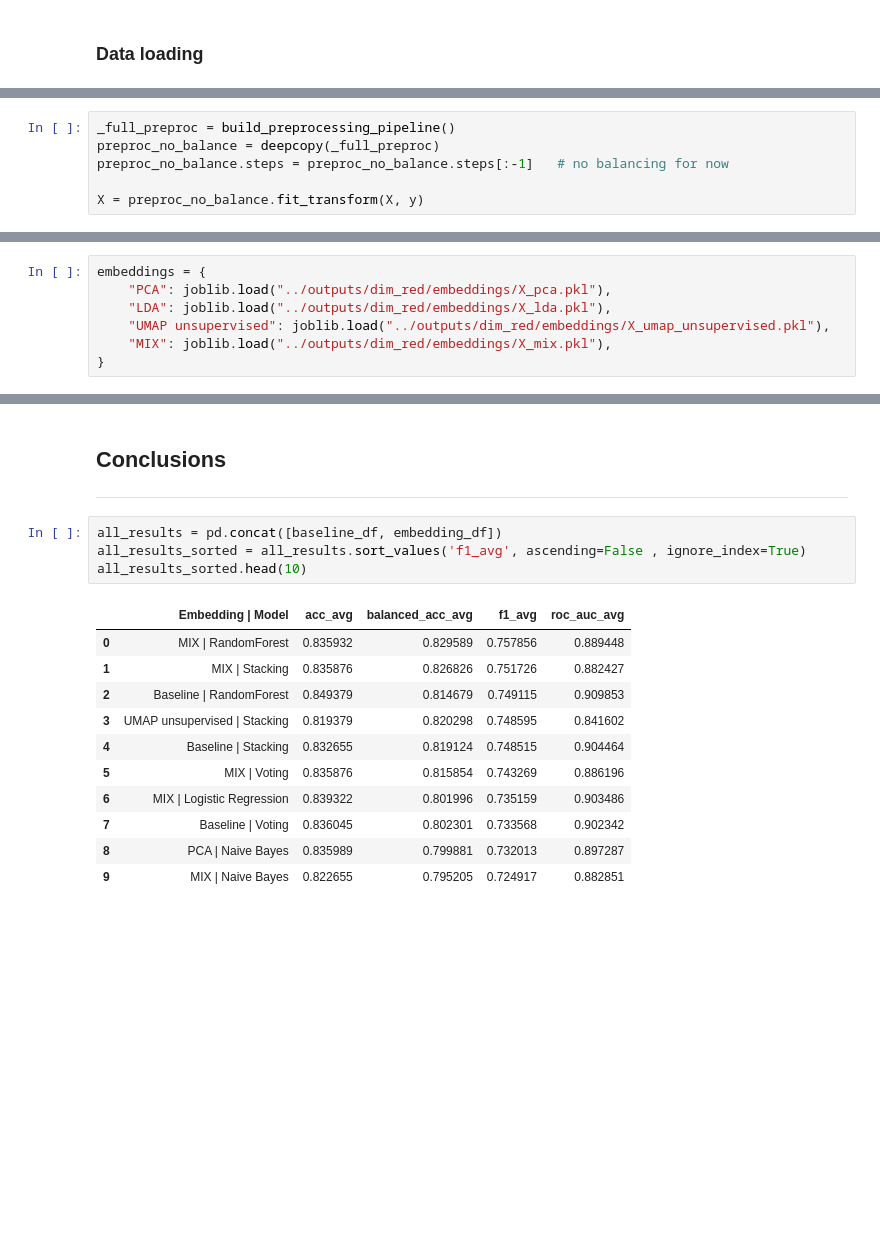
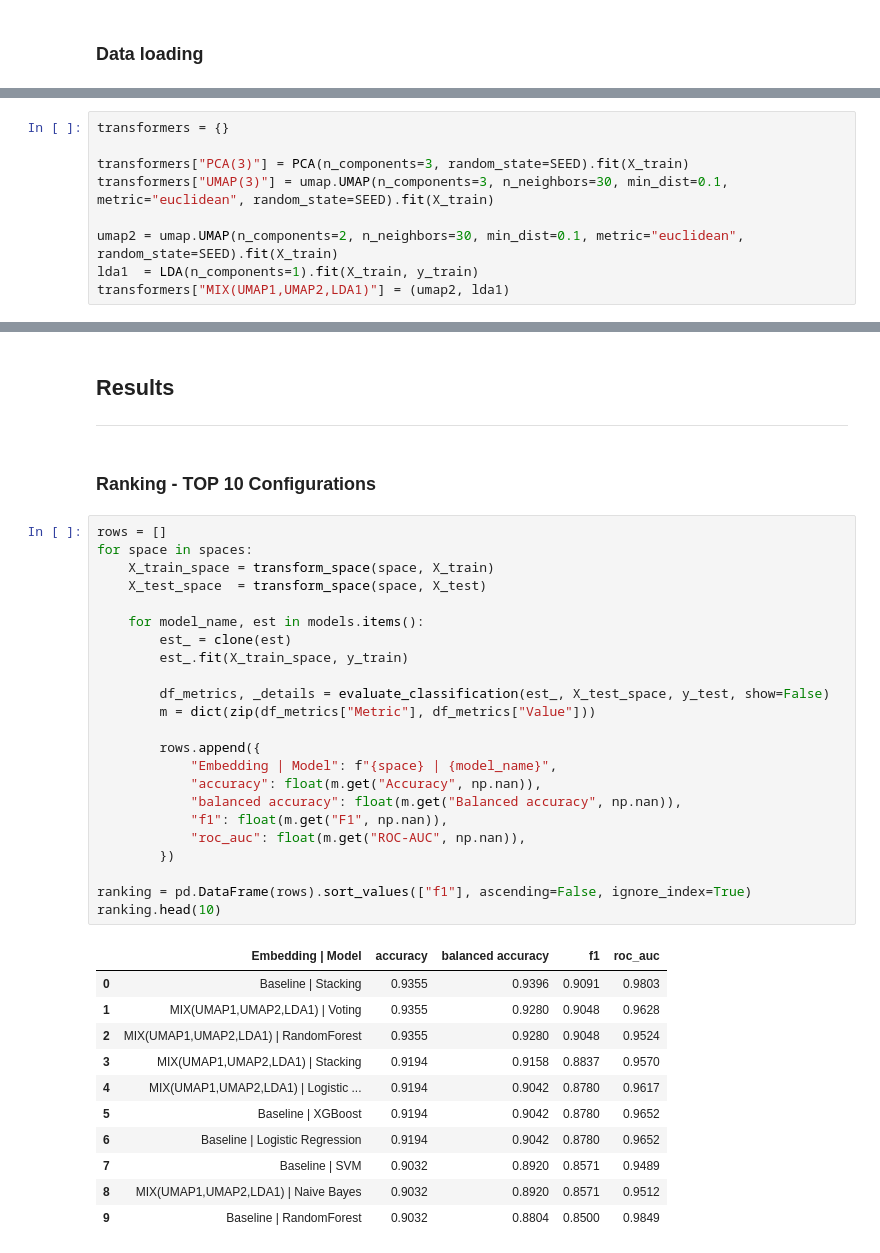
Before and after one commit to zuzannapajak/cardio-risk-prediction, a Jupyter notebook: notebooks/integration.ipynb, the cells around one changed output, grey strips where cells are left out. Drawn from its saved outputs; the diff is of its cells as text; blank space fills up the shorter version.

Commit message:
Integration - models with dim red - training, scores, visualisations

```diff
--- a/notebooks/integration.ipynb
+++ b/notebooks/integration.ipynb
@@ -50,6 +58,0 @@ X shape: (299, 12)
-# %%
-_full_preproc = build_preprocessing_pipeline()
-preproc_no_balance = deepcopy(_full_preproc)
-preproc_no_balance.steps = preproc_no_balance.steps[:-1]   # no balancing for now
-
-X = preproc_no_balance.fit_transform(X, y)
@@ -114,7 +105,9 @@ baseline_df
 # %%
-embeddings = {
-    "PCA": joblib.load("../outputs/dim_red/embeddings/X_pca.pkl"),
-    "LDA": joblib.load("../outputs/dim_red/embeddings/X_lda.pkl"),
-    "UMAP unsupervised": joblib.load("../outputs/dim_red/embeddings/X_umap_unsupervised.pkl"),
-    "MIX": joblib.load("../outputs/dim_red/embeddings/X_mix.pkl"),
-}
+transformers = {}
+
+transformers["PCA(3)"] = PCA(n_components=3, random_state=SEED).fit(X_train)
+transformers["UMAP(3)"] = umap.UMAP(n_components=3, n_neighbors=30, min_dist=0.1, metric="euclidean", random_state=SEED).fit(X_train)
+
+umap2 = umap.UMAP(n_components=2, n_neighbors=30, min_dist=0.1, metric="euclidean", random_state=SEED).fit(X_train)
+lda1  = LDA(n_components=1).fit(X_train, y_train)
+transformers["MIX(UMAP1,UMAP2,LDA1)"] = (umap2, lda1)
@@ -160,20 +132,42 @@ embedding_df
 # %% [markdown]
-<a id="conclusions"></a>
-## Conclusions
+<a id="results"></a>
+## Results
 ---
+# %% [markdown]
+<a id="ranking"></a>
+### Ranking - TOP 10 Configurations
 # %%
-all_results = pd.concat([baseline_df, embedding_df])
-all_results_sorted = all_results.sort_values('f1_avg', ascending=False , ignore_index=True)
-all_results_sorted.head(10)
+rows = []
+for space in spaces:
+    X_train_space = transform_space(space, X_train)
+    X_test_space  = transform_space(space, X_test)
+
+    for model_name, est in models.items():
+        est_ = clone(est)
+        est_.fit(X_train_space, y_train)
+
+        df_metrics, _details = evaluate_classification(est_, X_test_space, y_test, show=False)
+        m = dict(zip(df_metrics["Metric"], df_metrics["Value"]))
+
+        rows.append({
+            "Embedding | Model": f"{space} | {model_name}",
+            "accuracy": float(m.get("Accuracy", np.nan)),
+            "balanced accuracy": float(m.get("Balanced accuracy", np.nan)),
+            "f1": float(m.get("F1", np.nan)),
+            "roc_auc": float(m.get("ROC-AUC", np.nan)),
+        })
+
+ranking = pd.DataFrame(rows).sort_values(["f1"], ascending=False, ignore_index=True)
+ranking.head(10)
 # %% [output]
-|  | Embedding | Model | acc_avg | balanced_acc_avg | f1_avg | roc_auc_avg |
-| 0 | MIX | RandomForest | 0.835932 | 0.829589 | 0.757856 | 0.889448 |
-| 1 | MIX | Stacking | 0.835876 | 0.826826 | 0.751726 | 0.882427 |
-| 2 | Baseline | RandomForest | 0.849379 | 0.814679 | 0.749115 | 0.909853 |
-| 3 | UMAP unsupervised | Stacking | 0.819379 | 0.820298 | 0.748595 | 0.841602 |
-| 4 | Baseline | Stacking | 0.832655 | 0.819124 | 0.748515 | 0.904464 |
-| 5 | MIX | Voting | 0.835876 | 0.815854 | 0.743269 | 0.886196 |
-| 6 | MIX | Logistic Regression | 0.839322 | 0.801996 | 0.735159 | 0.903486 |
-| 7 | Baseline | Voting | 0.836045 | 0.802301 | 0.733568 | 0.902342 |
-| 8 | PCA | Naive Bayes | 0.835989 | 0.799881 | 0.732013 | 0.897287 |
-| 9 | MIX | Naive Bayes | 0.822655 | 0.795205 | 0.724917 | 0.882851 |
+|  | Embedding | Model | accuracy | balanced accuracy | f1 | roc_auc |
+| 0 | Baseline | Stacking | 0.9355 | 0.9396 | 0.9091 | 0.9803 |
+| 1 | MIX(UMAP1,UMAP2,LDA1) | Voting | 0.9355 | 0.9280 | 0.9048 | 0.9628 |
+| 2 | MIX(UMAP1,UMAP2,LDA1) | RandomForest | 0.9355 | 0.9280 | 0.9048 | 0.9524 |
+| 3 | MIX(UMAP1,UMAP2,LDA1) | Stacking | 0.9194 | 0.9158 | 0.8837 | 0.9570 |
+| 4 | MIX(UMAP1,UMAP2,LDA1) | Logistic ... | 0.9194 | 0.9042 | 0.8780 | 0.9617 |
+| 5 | Baseline | XGBoost | 0.9194 | 0.9042 | 0.8780 | 0.9652 |
+| 6 | Baseline | Logistic Regression | 0.9194 | 0.9042 | 0.8780 | 0.9652 |
+| 7 | Baseline | SVM | 0.9032 | 0.8920 | 0.8571 | 0.9489 |
+| 8 | MIX(UMAP1,UMAP2,LDA1) | Naive Bayes | 0.9032 | 0.8920 | 0.8571 | 0.9512 |
+| 9 | Baseline | RandomForest | 0.9032 | 0.8804 | 0.8500 | 0.9849 |
```
Also changed, not shown: parts of 38 cells of this notebook, 1 other file.
